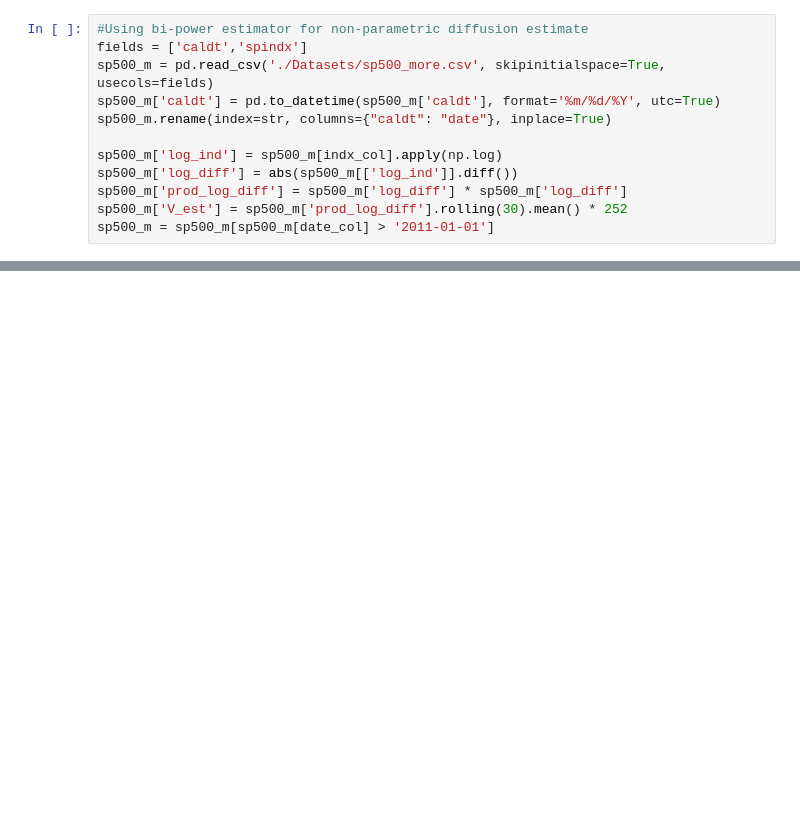
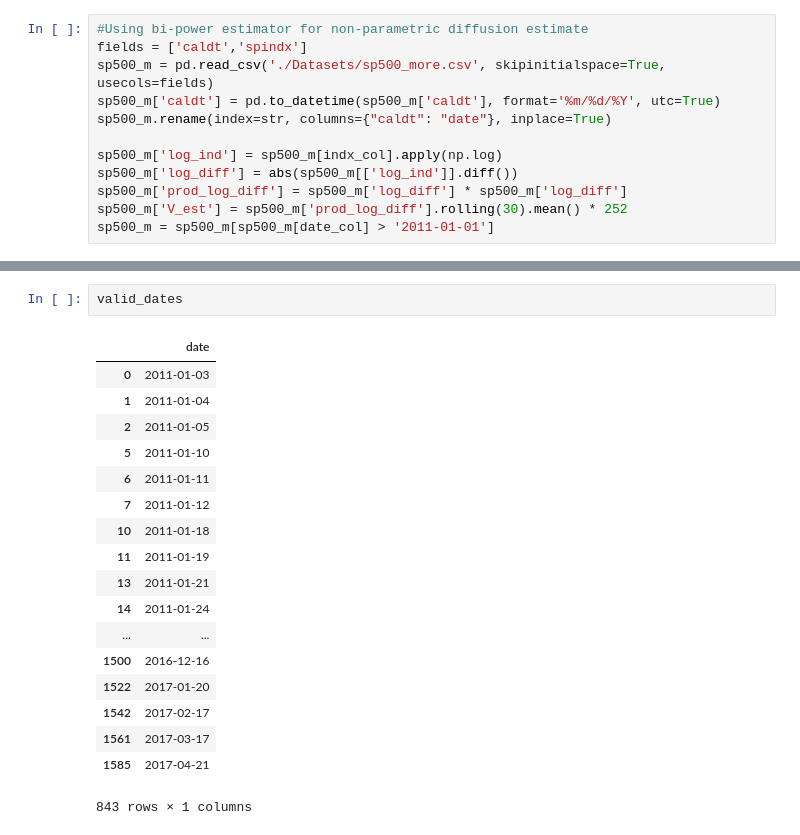
Before and after one commit to atharvap/349project, a Jupyter notebook: Paper_notebook.ipynb, the cells around one changed output, grey strips where cells are left out. Cells and saved outputs as stored; diff of their text form; blank space fills up the shorter version.

```diff
--- a/Paper_notebook.ipynb
+++ b/Paper_notebook.ipynb
@@ -433,2 +847,23 @@ short_dated[[date_col]].drop_duplicates().shape
+# %%
+valid_dates
+# %% [output]
+|  | date |
+| 0 | 2011-01-03 |
+| 1 | 2011-01-04 |
+| 2 | 2011-01-05 |
+| 5 | 2011-01-10 |
+| 6 | 2011-01-11 |
+| 7 | 2011-01-12 |
+| 10 | 2011-01-18 |
+| 11 | 2011-01-19 |
+| 13 | 2011-01-21 |
+| 14 | 2011-01-24 |
+| ... | ... |
+| 1500 | 2016-12-16 |
+| 1522 | 2017-01-20 |
+| 1542 | 2017-02-17 |
+| 1561 | 2017-03-17 |
+| 1585 | 2017-04-21 |
+843 rows × 1 columns
 # %%
 # %% [output]
```
Also changed, not shown: parts of 16 cells of this notebook.
